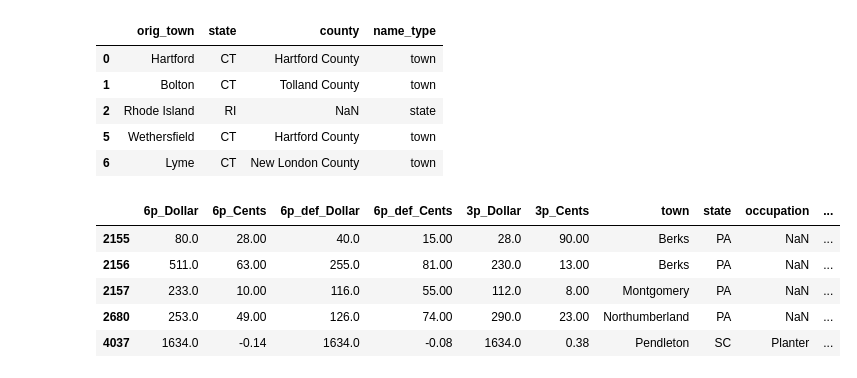
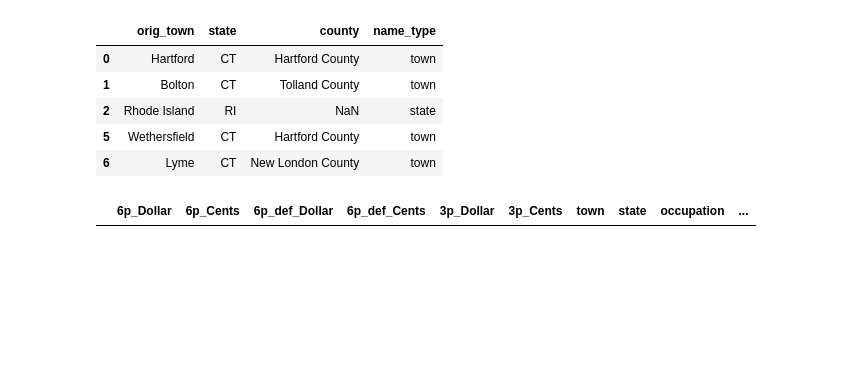
Before and after one commit to davidch2020/SPEOC-pt-1, a Jupyter notebook: S2022/Jiacheng's work/cleaning_town.ipynb, the cells around one changed output. Drawn from its saved outputs; the diff is of its cells as text; code cells hidden in the pictures; blank space fills up the shorter version.

```diff
--- a/S2022/Jiacheng's work/cleaning_town.ipynb
+++ b/S2022/Jiacheng's work/cleaning_town.ipynb
@@ -22,8 +22,10 @@ Step 1: flag by 1 records that have NA "state" and "town" values.
 # import and cleaning
 ASD_all = pd.read_excel(
     'ASD_all.xlsx', index_col=0).reset_index(drop=True).dropna(how='all').drop_duplicates().reset_index(drop=True)
-CD_all = pd.read_excel(
-    'CD_all.xlsx', index_col=0).reset_index(drop=True).dropna(how='all').drop_duplicates().reset_index(drop=True)
+# CD_all = pd.read_excel(
+#     'CD_all.xlsx', index_col=0).reset_index(drop=True).dropna(how='all').drop_duplicates().reset_index(drop=True)
+
+CD_all = pd.read_csv('../../Data/Post1790/aggregated_CD_noname.csv', index_col=0)
 
 # strip white space
 for col in ['town', 'state', 'occupation']:
@@ -35,5 +37,5 @@ CD_all['orig_town'] = CD_all['town']
 
 print(ASD_all.shape, CD_all.shape)
 
-ASD_all
+CD_all.drop(['name_type', 'county'], axis=1, inplace=True)
 # %% [output]
@@ -305,7 +294,7 @@ There are a few cases where the `orig_town` names include `'County'`, but gets m
 ASD_no_NA = ASD_all[ASD_all['FLAG']!=1]
 CD_no_NA = CD_all[CD_all['FLAG']!=1]
 
-matchlist = pd.read_csv('countymapping.csv', index_col=0)
+matchlist = pd.read_csv('../../Data/AssetGeography/countymapping.csv', index_col=0)
 matchlist = matchlist.rename({'town': 'orig_town'}, axis=1)
 matchlist.head()
 # %% [output]
@@ -317,20 +306,15 @@ matchlist.head()
 | 6 | Lyme | CT | New London County | town |
 # %%
 ASD_merged = pd.merge(left=ASD_no_NA, right=matchlist, how='left', on=['state', 'orig_town'])
-CD_merged = pd.merge(left=ASD_no_NA, right=matchlist, how='left', on=['state', 'orig_town'])
+CD_merged = pd.merge(left=CD_no_NA, right=matchlist, how='left', on=['state', 'orig_town'])
 
 
 # select
 filter_ASD = ASD_merged.orig_town.str.contains('County') & ASD_merged.name_type.isna()
 filter_CD = CD_merged.orig_town.str.contains('County') & CD_merged.name_type.isna()
-ASD_merged.loc[filter_ASD]
+CD_merged.loc[filter_CD]
 # %% [output]
 |  | 6p_Dollar | 6p_Cents | 6p_def_Dollar | 6p_def_Cents | 3p_Dollar | 3p_Cents | town | state | occupation | ... |
-| 2155 | 80.0 | 28.00 | 40.0 | 15.00 | 28.0 | 90.00 | Berks | PA | NaN | ... |
-| 2156 | 511.0 | 63.00 | 255.0 | 81.00 | 230.0 | 13.00 | Berks | PA | NaN | ... |
-| 2157 | 233.0 | 10.00 | 116.0 | 55.00 | 112.0 | 8.00 | Montgomery | PA | NaN | ... |
-| 2680 | 253.0 | 49.00 | 126.0 | 74.00 | 290.0 | 23.00 | Northumberland | PA | NaN | ... |
-| 4037 | 1634.0 | -0.14 | 1634.0 | -0.08 | 1634.0 | 0.38 | Pendleton | SC | Planter | ... |
 # %%
 ASD_merged.loc[filter, 'name_type'] = 'county'
 ASD_merged.loc[filter, 'county'] = ASD_merged.loc[filter, 'town']
```
Also changed, not shown: parts of 9 cells of this notebook, 3 other files.
